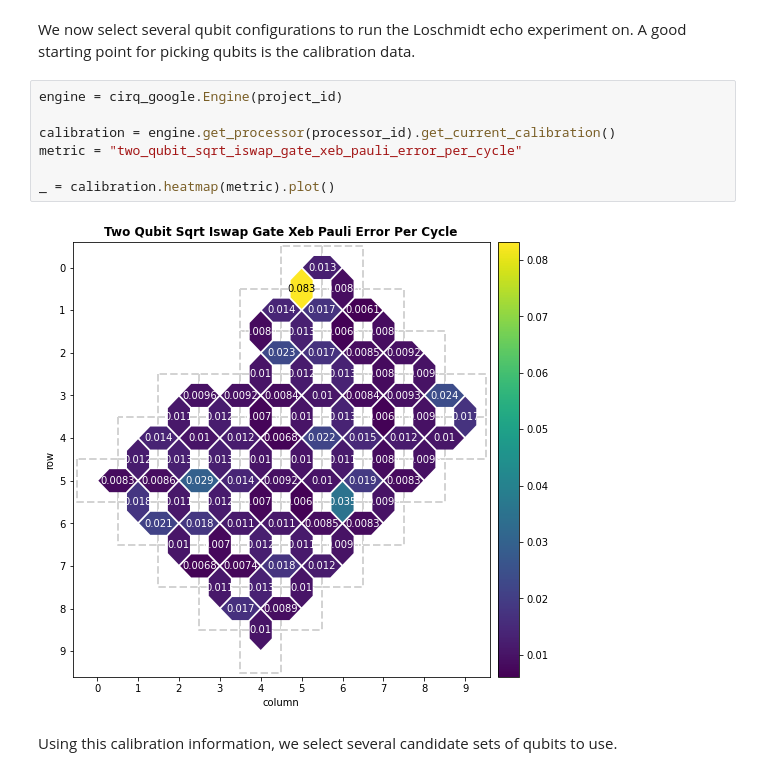
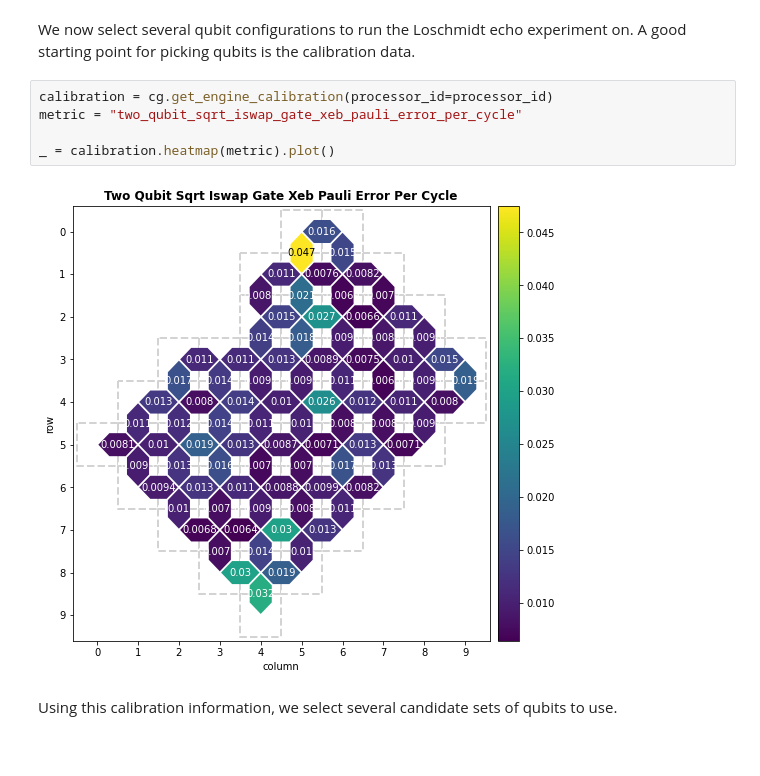
Before and after one commit to LiberoAphpollo/VQC-Cirq, a Jupyter notebook: docs/tutorials/google/echoes.ipynb, the cells around one changed output. Saved outputs shown, nothing was run; the diff lists cells and outputs as text.

Commit message:
Minor improvements to echoes tutorial (#4128)
Closes #4122 if @mpharrigan is okay with reshaping. Other improvements: get calibration directly and use sampler instead of engine.

```diff
--- a/docs/tutorials/google/echoes.ipynb
+++ b/docs/tutorials/google/echoes.ipynb
@@ -199,14 +205,12 @@ trials = 10
 # %% [markdown]
 We now select several qubit configurations to run the Loschmidt echo experiment on. A good starting point for picking qubits is the calibration data.
 # %%
-engine = cirq_google.Engine(project_id)
-
-calibration = engine.get_processor(processor_id).get_current_calibration()
+calibration = cg.get_engine_calibration(processor_id=processor_id)
 metric = "two_qubit_sqrt_iswap_gate_xeb_pauli_error_per_cycle"
 
 _ = calibration.heatmap(metric).plot()
 # %% [output]
-[figure, old version]
+[figure, new version]
 # %% [markdown]
 Using this calibration information, we select several candidate sets of qubits to use.
 # %% [markdown]
```
Also changed, not shown: parts of 6 cells of this notebook.
